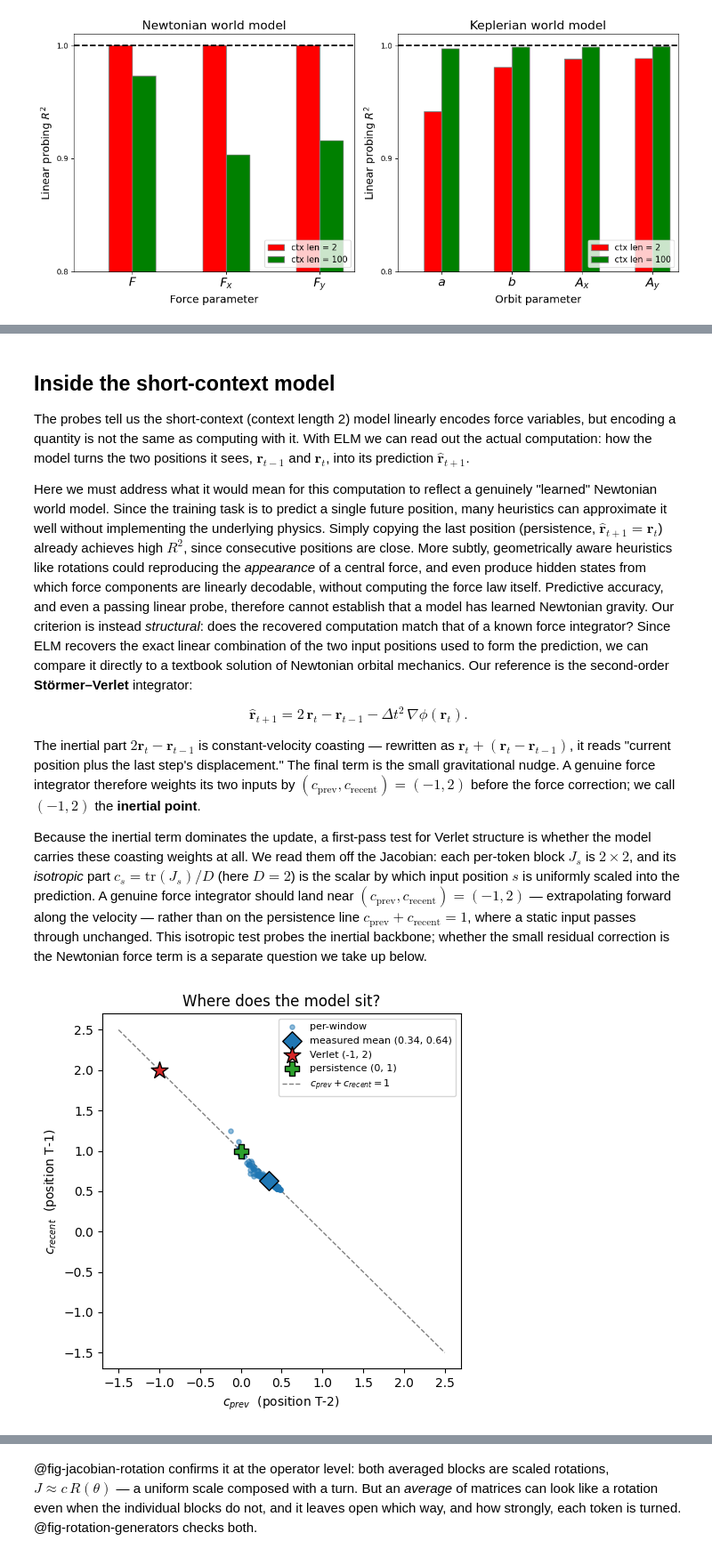
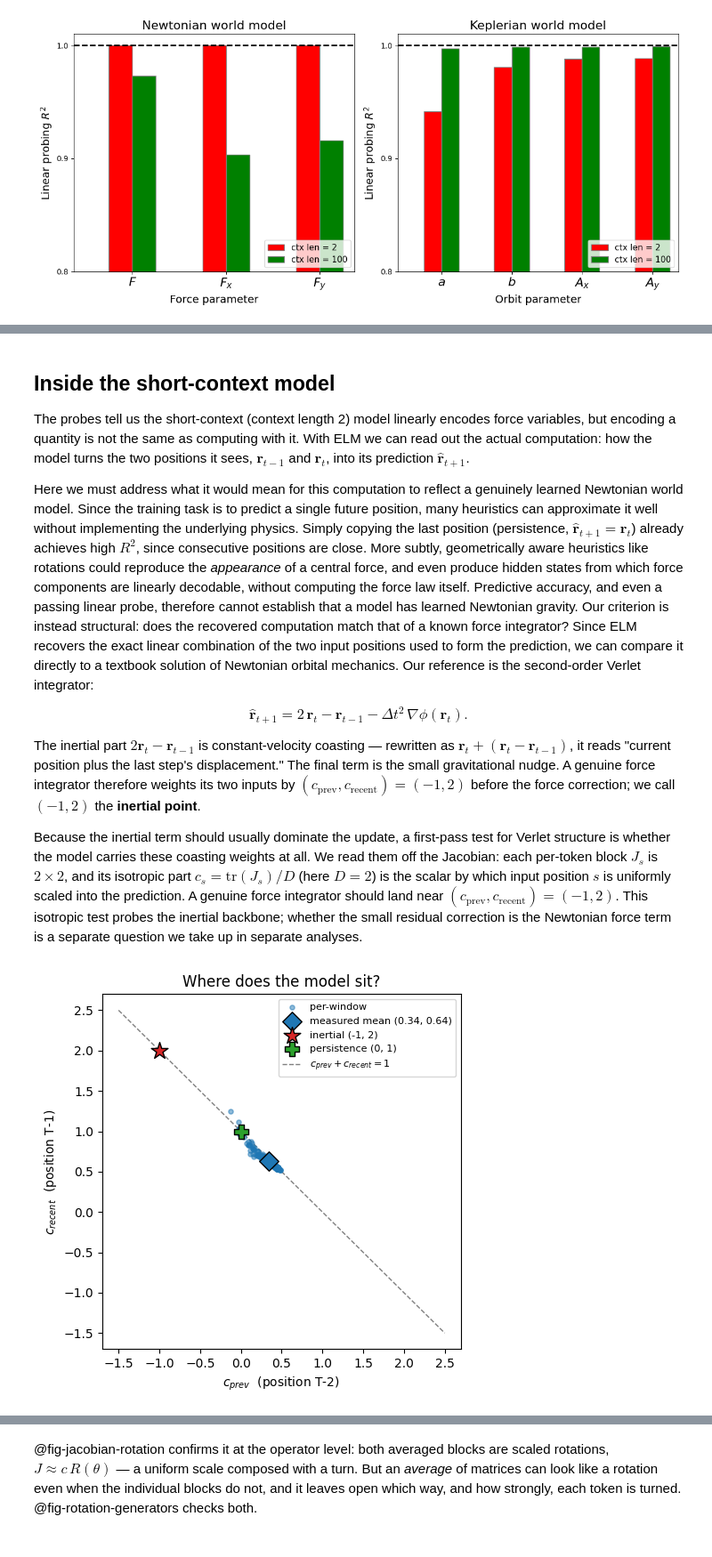
Before and after one commit to Arcadia-Science/world-model-orbits, a Jupyter notebook: index.ipynb, the cells around one changed output, grey strips where cells are left out. Shown at 89% size. Cells and saved outputs as stored; diff of their text form; code cells hidden in the pictures.

Commit message:
text edits

```diff
--- a/index.ipynb
+++ b/index.ipynb
@@ -192,13 +217,13 @@ fig.tight_layout(); plt.show()
 
 The probes tell us the short-context (context length 2) model linearly encodes force variables, but encoding a quantity is not the same as computing with it. With ELM we can read out the actual computation: how the model turns the two positions it sees, $\mathbf r_{t-1}$ and $\mathbf r_t$, into its prediction $\hat{\mathbf r}_{t+1}$.
 
-Here we must address what it would mean for this computation to reflect a genuinely "learned" Newtonian world model. Since the training task is to predict a single future position, many heuristics can approximate it well without implementing the underlying physics. Simply copying the last position (persistence, $\hat{\mathbf r}_{t+1} = \mathbf r_t$) already achieves high $R^2$, since consecutive positions are close. More subtly, geometrically aware heuristics like rotations could reproducing the *appearance* of a central force, and even produce hidden states from which force components are linearly decodable, without computing the force law itself. Predictive accuracy, and even a passing linear probe, therefore cannot establish that a model has learned Newtonian gravity. Our criterion is instead *structural*: does the recovered computation match that of a known force integrator? Since ELM recovers the exact linear combination of the two input positions used to form the prediction, we can compare it directly to a textbook solution of Newtonian orbital mechanics. Our reference is the second-order **Störmer–Verlet** integrator:
+Here we must address what it would mean for this computation to reflect a genuinely learned Newtonian world model. Since the training task is to predict a single future position, many heuristics can approximate it well without implementing the underlying physics. Simply copying the last position (persistence, $\hat{\mathbf r}_{t+1} = \mathbf r_t$) already achieves high $R^2$, since consecutive positions are close. More subtly, geometrically aware heuristics like rotations could reproduce the *appearance* of a central force, and even produce hidden states from which force components are linearly decodable, without computing the force law itself. Predictive accuracy, and even a passing linear probe, therefore cannot establish that a model has learned Newtonian gravity. Our criterion is instead structural: does the recovered computation match that of a known force integrator? Since ELM recovers the exact linear combination of the two input positions used to form the prediction, we can compare it directly to a textbook solution of Newtonian orbital mechanics. Our reference is the second-order Verlet integrator:
 
 $$\hat{\mathbf r}_{t+1} = 2\,\mathbf r_t - \mathbf r_{t-1} - \Delta t^2\,\nabla\phi(\mathbf r_t).$$
 
 The inertial part $2\mathbf r_t - \mathbf r_{t-1}$ is constant-velocity coasting — rewritten as $\mathbf r_t + (\mathbf r_t - \mathbf r_{t-1})$, it reads "current position plus the last step's displacement." The final term is the small gravitational nudge. A genuine force integrator therefore weights its two inputs by $(c_{\text{prev}}, c_{\text{recent}}) = (-1, 2)$ before the force correction; we call $(-1, 2)$ the **inertial point**.
 
-Because the inertial term dominates the update, a first-pass test for Verlet structure is whether the model carries these coasting weights at all. We read them off the Jacobian: each per-token block $J_s$ is $2\times2$, and its *isotropic* part $c_s = \mathrm{tr}(J_s)/D$ (here $D=2$) is the scalar by which input position $s$ is uniformly scaled into the prediction. A genuine force integrator should land near $(c_{\text{prev}}, c_{\text{recent}}) = (-1, 2)$ — extrapolating forward along the velocity — rather than on the persistence line $c_{\text{prev}} + c_{\text{recent}} = 1$, where a static input passes through unchanged. This isotropic test probes the inertial backbone; whether the small residual correction is the Newtonian force term is a separate question we take up below.
+Because the inertial term should usually dominate the update, a first-pass test for Verlet structure is whether the model carries these coasting weights at all. We read them off the Jacobian: each per-token block $J_s$ is $2\times2$, and its isotropic part $c_s = \mathrm{tr}(J_s)/D$ (here $D=2$) is the scalar by which input position $s$ is uniformly scaled into the prediction. A genuine force integrator should land near $(c_{\text{prev}}, c_{\text{recent}}) = (-1, 2)$. This isotropic test probes the inertial backbone; whether the small residual correction is the Newtonian force term is a separate question we take up in separate analyses.
 # %%
 #| code-fold: true
 #| output: false
@@ -229,31 +254,31 @@ T = coeffs.shape[1]
 D = all_blocks.shape[-1]
 # %%
 #| label: fig-verlet-coeff
-#| fig-cap: "The noisy bs=2 model in (c_prev, c_recent) space, where c_s = tr(J_s)/D is each token's isotropic weight. Per-window points (blue) cluster near (0.36, 0.62) on the persistence line c_prev + c_recent = 1 — a weighted average of the two inputs — far from the Verlet point (-1, 2) that a forward-extrapolating integrator would occupy."
+#| fig-cap: "The noisy bs=2 model in (c_prev, c_recent) space, where c_s = tr(J_s)/D is each token's isotropic weight. Per-window points (blue) cluster near (0.34, 0.64) on the persistence line c_prev + c_recent = 1 — a weighted average of the two inputs — far from the inertial point (-1, 2) that a forward-extrapolating integrator would occupy."
 #| code-fold: true
 positions = np.arange(T)
 c_mean, c_std = coeffs.mean(0), coeffs.std(0)
 
 target = np.zeros(T); target[T-1] = 2.0; target[T-2] = -1.0
 
 fig, ax = plt.subplots(figsize=(5, 5))
 
 c_prev, c_recent = coeffs[:, T-2], coeffs[:, T-1]
 ax.scatter(c_prev, c_recent, s=14, alpha=0.5, color='tab:blue', label='per-window', zorder=2)
 ax.scatter([c_prev.mean()], [c_recent.mean()], s=120, marker='D', color='tab:blue', edgecolor='k',
            label=f'measured mean ({c_prev.mean():.2f}, {c_recent.mean():.2f})', zorder=4)
-ax.scatter([-1], [2], s=200, marker='*', color='tab:red', edgecolor='k', label='Verlet (-1, 2)', zorder=5)
+ax.scatter([-1], [2], s=200, marker='*', color='tab:red', edgecolor='k', label='inertial (-1, 2)', zorder=5)
 ax.scatter([0], [1], s=120, marker='P', color='tab:green', edgecolor='k', label='persistence (0, 1)', zorder=4)
 lo = min(-1.5, float(c_prev.min())); hi = max(2.5, float(c_recent.max()))
 xs = np.linspace(lo, hi, 50)
 ax.plot(xs, 1 - xs, ls='--', color='gray', lw=1, label=r'$c_{prev}+c_{recent}=1$', zorder=1)
 ax.set_xlabel(r'$c_{prev}$  (position T-2)')
 ax.set_ylabel(r'$c_{recent}$  (position T-1)')
 ax.set_title('Where does the model sit?')
 ax.legend(fontsize=8, loc='best')
 
 fig.tight_layout()
 plt.show()
 # %% [output]
-[figure, old version]
+[figure, new version]
 # %% [markdown]
```
Also changed, not shown: parts of 27 cells of this notebook.
